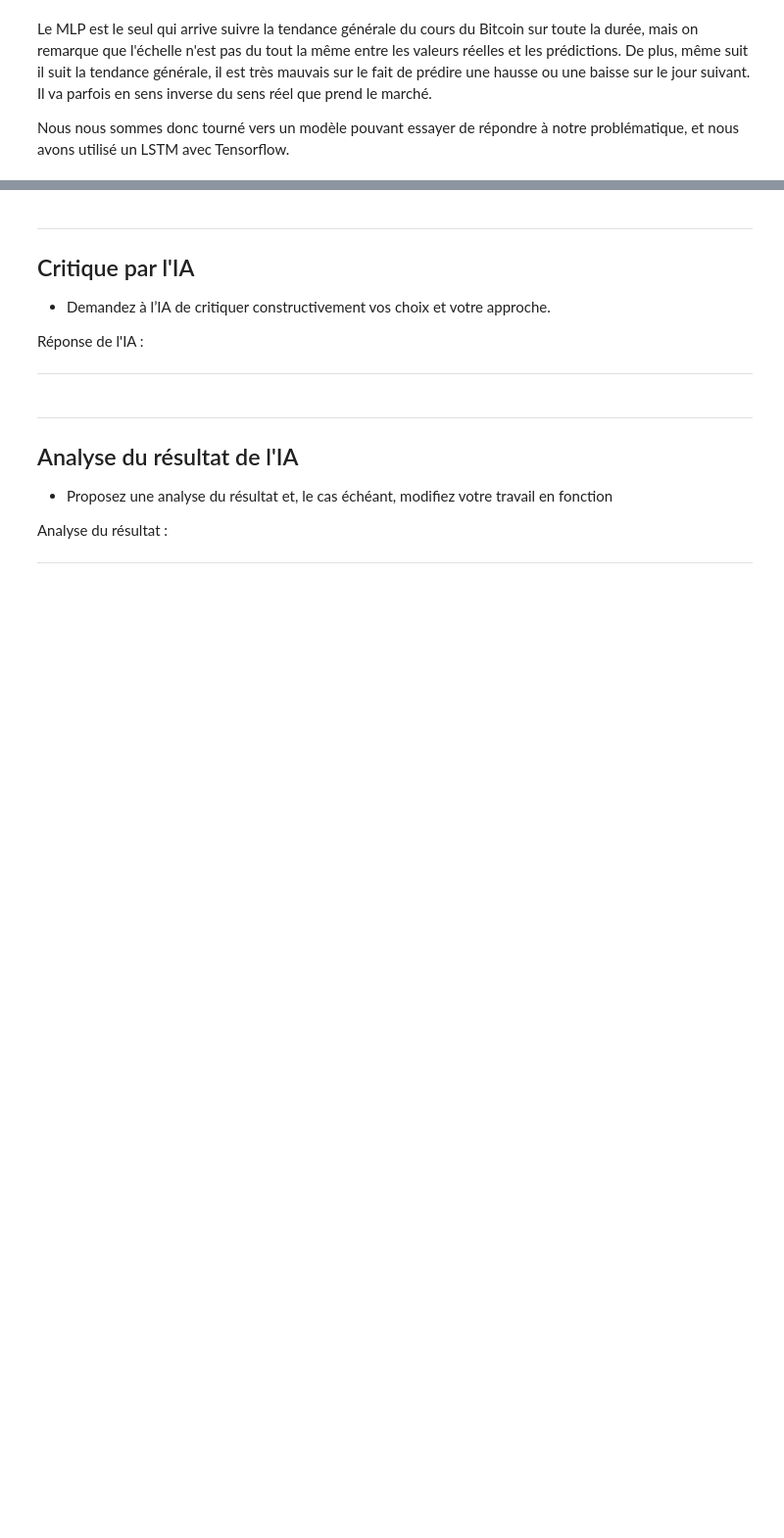
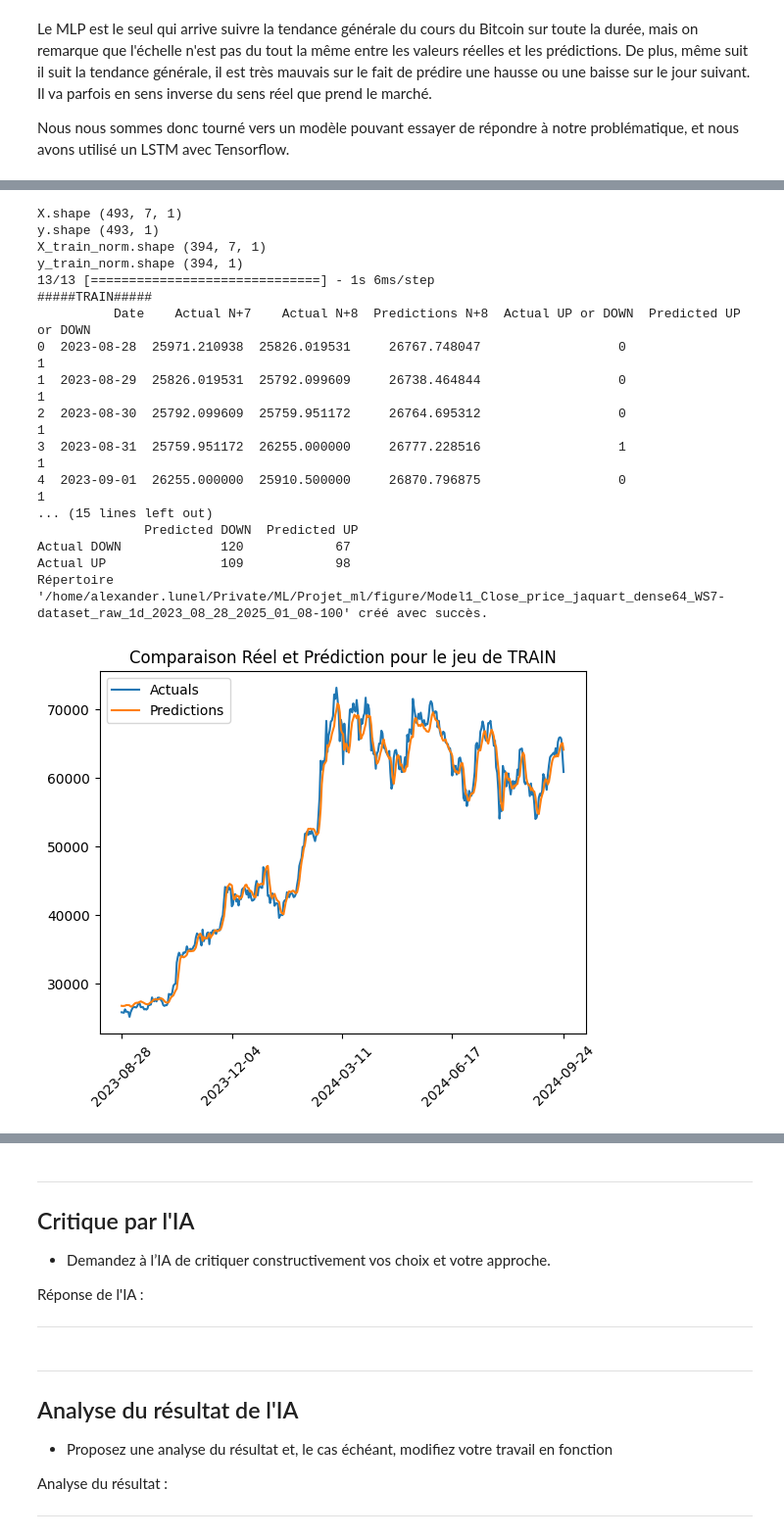
Before and after one commit to Jadorlo/Projet_ml, a Jupyter notebook: notebook/projet_ml_LUNEL_DJAREDDIR_G19.ipynb, the cells around one changed output, grey strips where cells are left out. Shown at 98% size. Drawn from its saved outputs; the diff is of its cells as text; code cells hidden in the pictures; blank space fills up the shorter version.

Commit message:
Ajout du tensorflow2 dans notebook + images

```diff
--- a/notebook/projet_ml_LUNEL_DJAREDDIR_G19.ipynb
+++ b/notebook/projet_ml_LUNEL_DJAREDDIR_G19.ipynb
@@ -729,0 +1806,17 @@ Nous nous sommes donc tourné vers un modèle pouvant essayer de répondre à no
+# %%
+WINDOW_SIZE = 7
+N_EPOCHS = 100
+data_name = "dataset_raw_1d_2023_08_28_2025_01_08"
+
+datasets = main_pre_processing_close_price(data_name, WINDOW_SIZE)
+
+model_name = f"Model1_Close_price_jaquart_dense64_WS{WINDOW_SIZE}"
+full_model_name = model_name+'-'+data_name+'-'+str(N_EPOCHS)
+
+X_train = datasets['TRAIN'][0][1]
+y_train = datasets['TRAIN'][0][2]
+
+X_val = datasets['VAL'][0][1]
+y_val = datasets['VAL'][0][2]
+
+main_training_model(full_model_name, X_train, y_train, X_val, y_val, WINDOW_SIZE, N_EPOCHS)
@@ -729,0 +1846,21 @@ Nous nous sommes donc tourné vers un modèle pouvant essayer de répondre à no
+# %%
+main_analyze_model_close_price(full_model_name, WINDOW_SIZE)
+# %% [output]
+X.shape (493, 7, 1)
+y.shape (493, 1)
+X_train_norm.shape (394, 7, 1)
+y_train_norm.shape (394, 1)
+13/13 [==============================] - 1s 6ms/step
+#####TRAIN#####
+          Date    Actual N+7    Actual N+8  Predictions N+8  Actual UP or DOWN  Predicted UP or DOWN
+0  2023-08-28  25971.210938  25826.019531     26767.748047                  0                     1
+1  2023-08-29  25826.019531  25792.099609     26738.464844                  0                     1
+2  2023-08-30  25792.099609  25759.951172     26764.695312                  0                     1
+3  2023-08-31  25759.951172  26255.000000     26777.228516                  1                     1
+4  2023-09-01  26255.000000  25910.500000     26870.796875                  0                     1
+... (15 lines left out)
+              Predicted DOWN  Predicted UP
+Actual DOWN             120            67
+Actual UP               109            98
+Répertoire '/home/alexander.lunel/Private/ML/Projet_ml/figure/Model1_Close_price_jaquart_dense64_WS7-dataset_raw_1d_2023_08_28_2025_01_08-100' créé avec succès.
+[figure, added]
```
Also changed, not shown: parts of 34 cells of this notebook, 4 other files.
